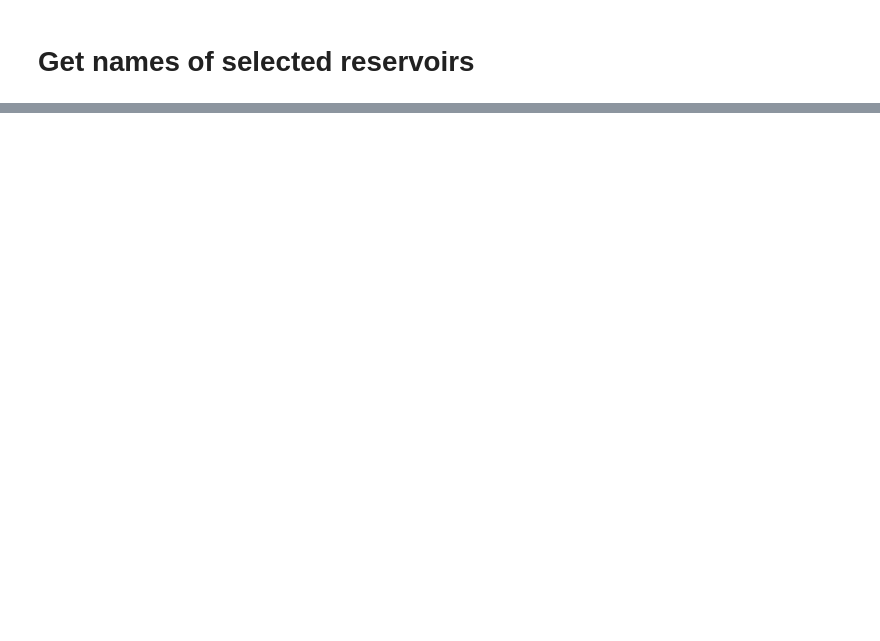
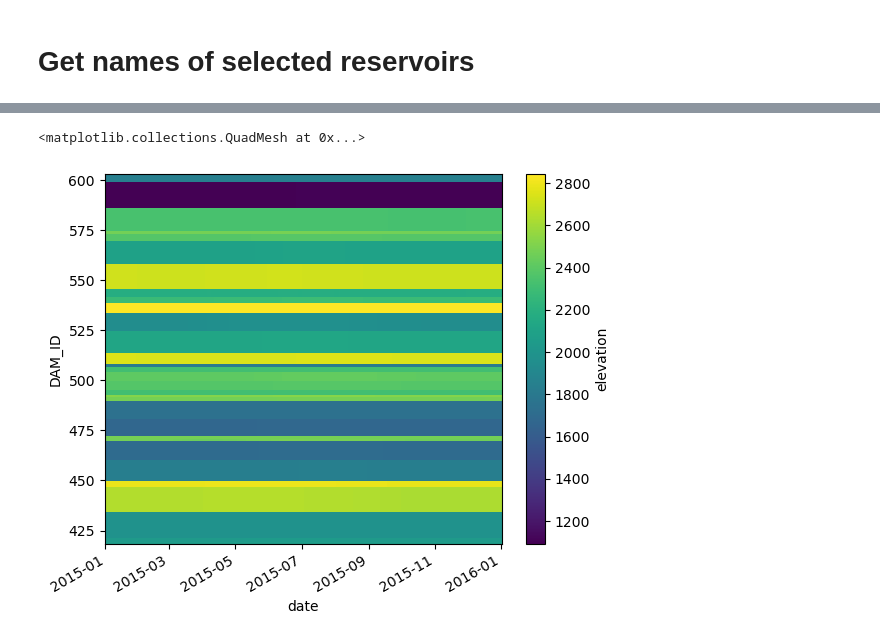
Before and after one commit to pritamd47/ReservoirNetwork, a Jupyter notebook: notebooks/sandbox.ipynb, the cells around one changed output, grey strips where cells are left out. Saved outputs shown, nothing was run; the diff lists cells and outputs as text; code cells hidden in the pictures; blank space fills up the shorter version.

```diff
--- a/notebooks/sandbox.ipynb
+++ b/notebooks/sandbox.ipynb
@@ -105,0 +232,5 @@ for res_id in sel_res['DAM_ID']:
+# %%
+TS['elevation'].plot()
+# %% [output]
+<matplotlib.collections.QuadMesh at 0x...>
+[figure, added]
```
Also changed, not shown: parts of 17 cells of this notebook.
